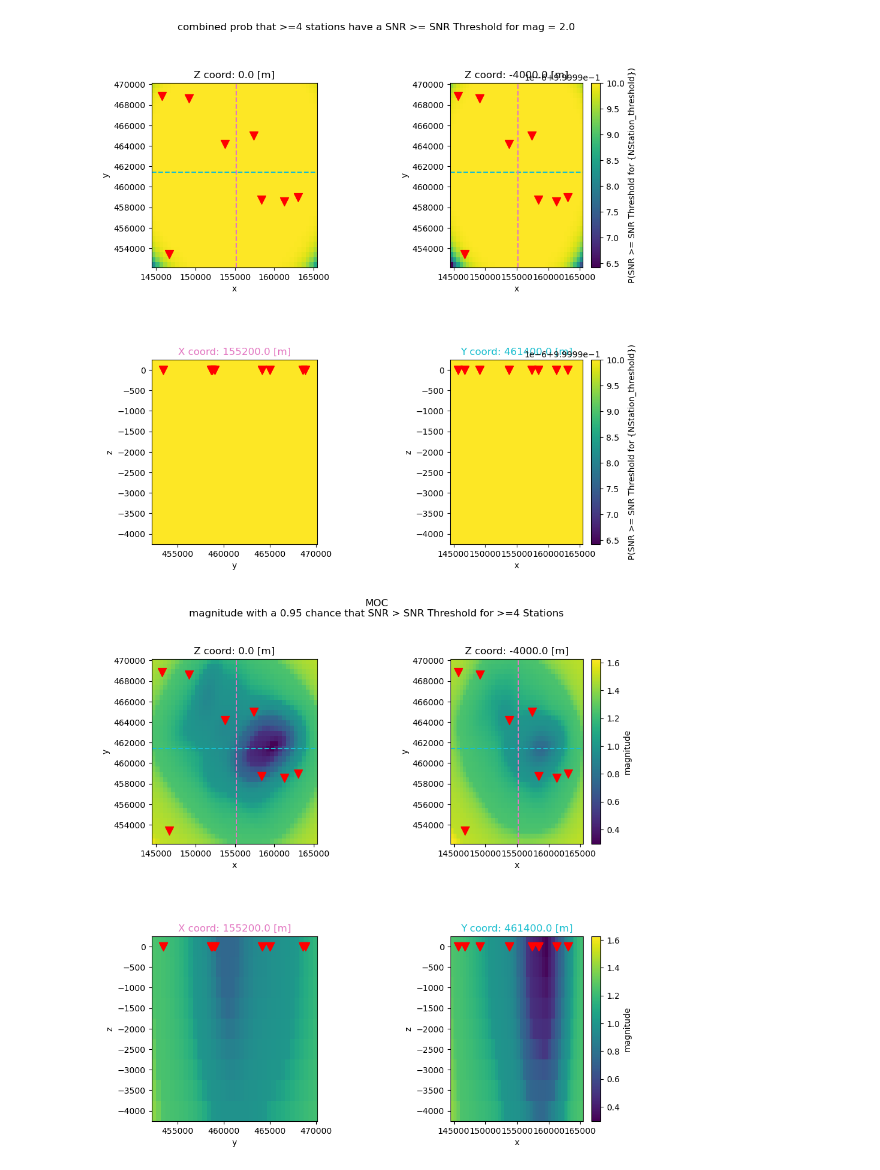
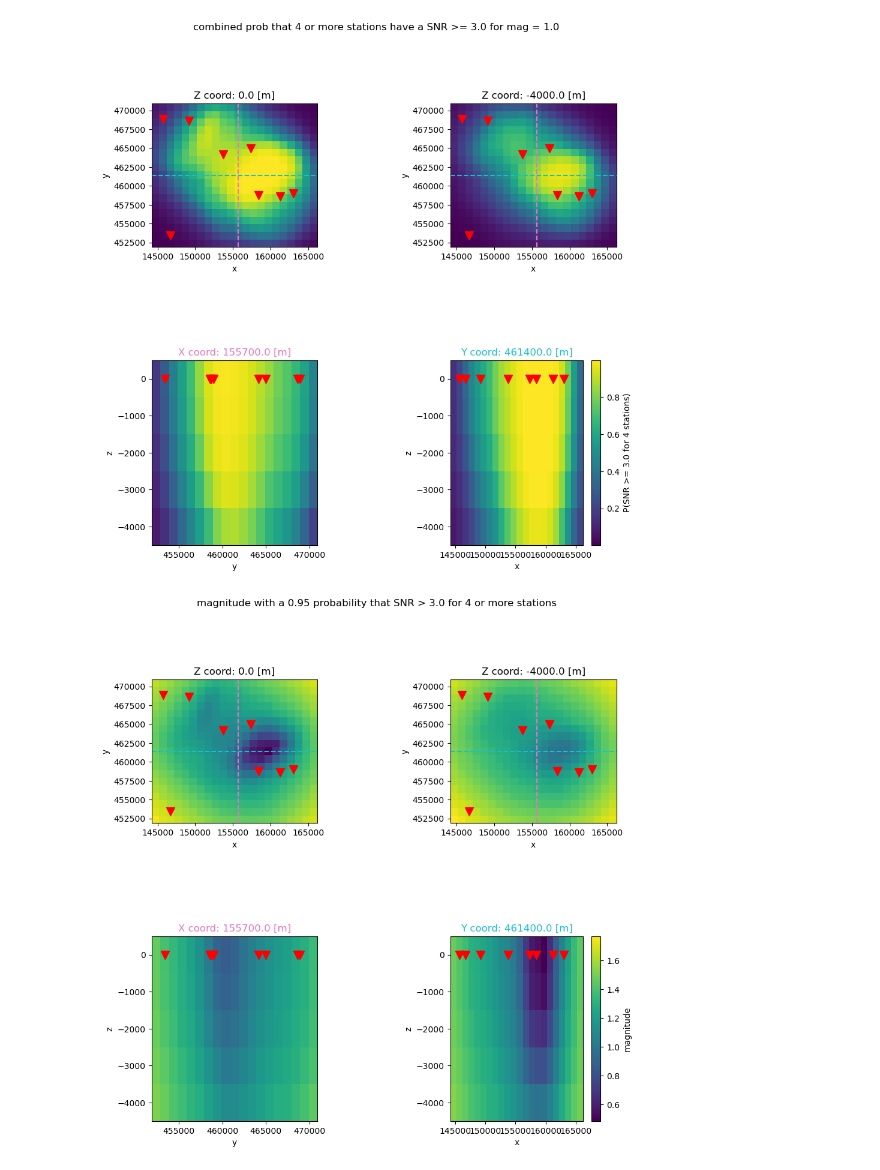
Before and after one commit to TNO/PRESEIS-completeness, a Jupyter notebook: example.ipynb, the cells around one changed output. Drawn from its saved outputs; the diff is of its cells as text; code cells hidden in the pictures.

```diff
--- a/example.ipynb
+++ b/example.ipynb
@@ -67,16 +73,0 @@ plot_grid_cross_sections(
-# %%
-# calculate the probabilities that SNR > threshold for each station and magnitude
-SNR_probability = xr.apply_ufunc(
-    probability_of_exceedance,
-    pgm,
-    pgm_SD,
-    stations["noise_mean"],
-    stations["noise_SD"],
-    SNR,
-)
-plot_grid_cross_sections(
-    SNR_probability.sel(station="0", magnitude=2.0),
-    "Probability that SNR >= SNR Threshold for 1 station and mag = 2.0",
-    "P(SNR >= SNR Threshold) for 1 station",
-    stationlocs=stations,
-)
@@ -84,0 +74,18 @@ plot_grid_cross_sections(
+# %%
+# calculate the probabilities that SNR > threshold for each station and magnitude
+SNR_probability = xr.apply_ufunc(
+    probability_of_exceedance,
+    pgm,
+    pgm_SD,
+    stations["noise_mean"],
+    stations["noise_SD"],
+    np.log(SNR_threshold),
+)
+# %%
+m_test=1.0
+plot_grid_cross_sections(
+    SNR_probability.isel(station=0).sel(magnitude=m_test, method="nearest"),
+    f"probability that SNR >= {SNR_threshold} for 1 station and mag = {m_test}",
+    f"P(SNR >= {SNR_threshold}) for 1 station",
+    stationlocs=stations,
+)
@@ -85,36 +94,36 @@ plot_grid_cross_sections(
 # %%
 # calculate combined probability grids:
 combined_probability_grid = xr.apply_ufunc(
     calculate_probability_of_NThreshold_occurances,
     SNR_probability,
-    NStation_threshold,
+    count_threshold,
     input_core_dims=[["station"], []],
     exclude_dims={"station"},
     vectorize=True,
 )
 plot_grid_cross_sections(
-    combined_probability_grid.sel(magnitude=2.0),
-    f"combined prob that >={NStation_threshold} stations have a SNR >= SNR Threshold for mag = 2.0",
-    "P(SNR >= SNR Threshold for {NStation_threshold})",
+    combined_probability_grid.sel(magnitude=m_test, method="nearest"),
+    f"combined prob that {count_threshold} or more stations have a SNR >= {SNR_threshold} for mag = {m_test}",
+    f"P(SNR >= {SNR_threshold} for {count_threshold} stations)",
     stationlocs=stations,
 )
 # %% [output]
-[figure, old version]
+[figure, new version]
 # %%
 # calculate magnitude of completeness
 magnitude_of_completeness = xr.apply_ufunc(
     interpolate_magnitude_of_completeness,
     combined_probability_grid,
     combined_probability_grid.magnitude,
-    magnitude_of_completeness_percentile,
+    fraction_threshold,
     input_core_dims=[["magnitude"], ["magnitude"], []],
     vectorize=True,
 )
 plot_grid_cross_sections(
     magnitude_of_completeness,
-    f"MOC\nmagnitude with a 0.95 chance that SNR > SNR Threshold for >={NStation_threshold} Stations",
+    f"magnitude with a {fraction_threshold} probability that SNR > {SNR_threshold} for {count_threshold} or more stations",
     "magnitude",
     stationlocs=stations,
 )
 # %% [output]
-[figure, old version]
+[figure, new version]
```
Also changed, not shown: parts of 8 cells of this notebook, 1 other file.
